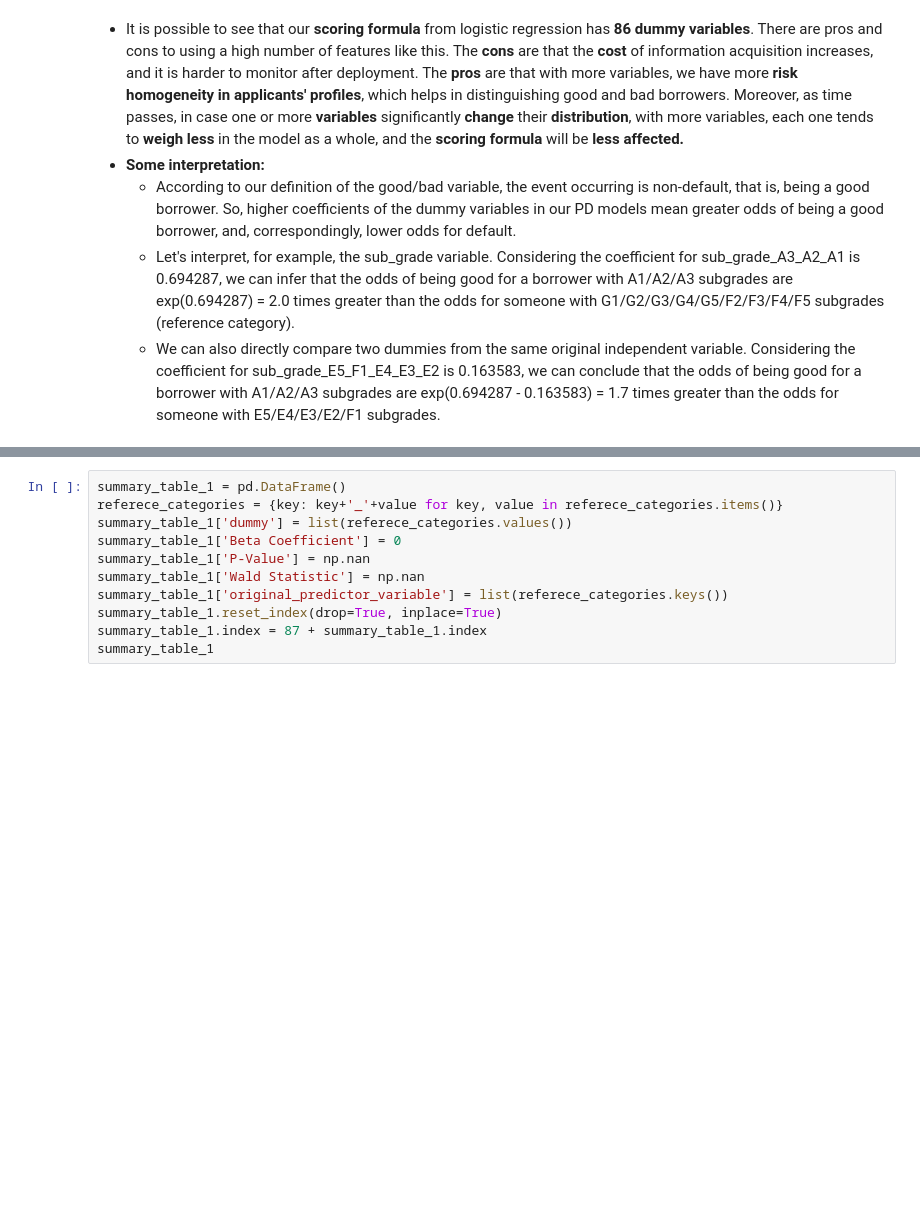
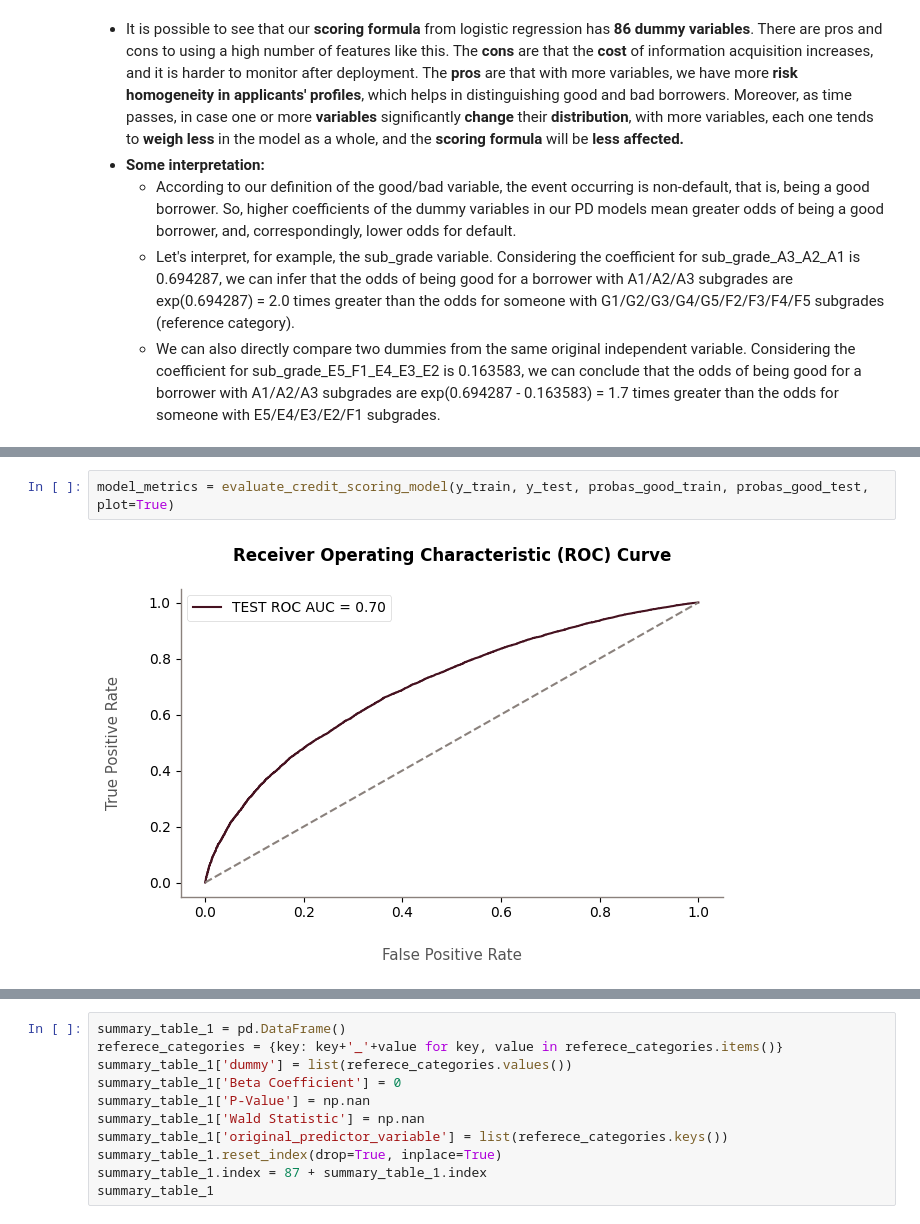
Before and after one commit to allmeidaapedro/Lending-Club-Credit-Scoring, a Jupyter notebook: notebooks/3_pd_modeling.ipynb, the cells around one changed output, grey strips where cells are left out. Cells and saved outputs as stored; diff of their text form; blank space fills up the shorter version.

Commit message:
Evaluate the PD Model

```diff
--- a/notebooks/3_pd_modeling.ipynb
+++ b/notebooks/3_pd_modeling.ipynb
@@ -531,0 +541,4 @@ probas_bad_train = 1 - probas_good_train
+# %%
+model_metrics = evaluate_credit_scoring_model(y_train, y_test, probas_good_train, probas_good_test, plot=True)
+# %% [output]
+[figure, added]
```
Also changed, not shown: parts of 18 cells of this notebook, 2 other files.
